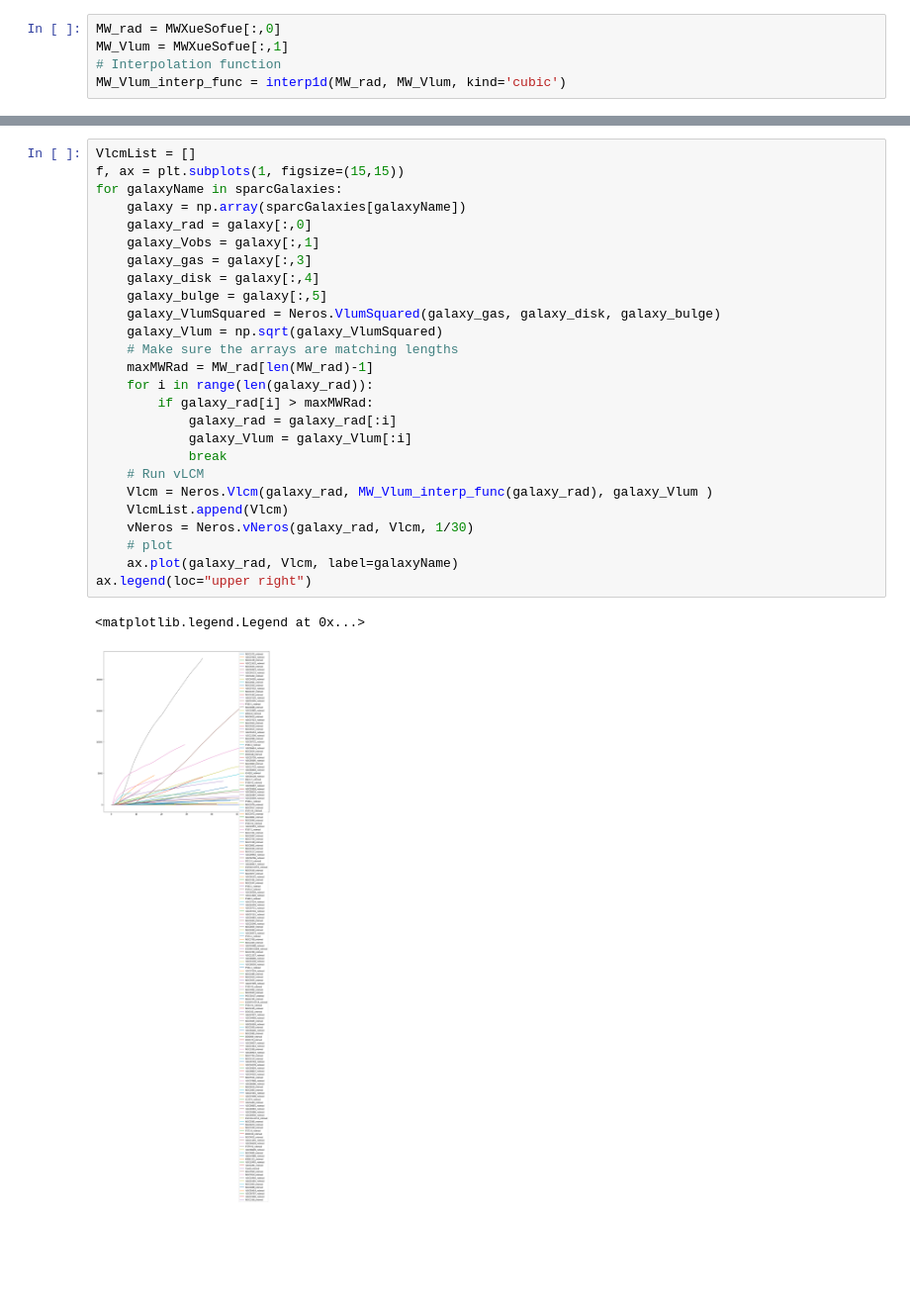
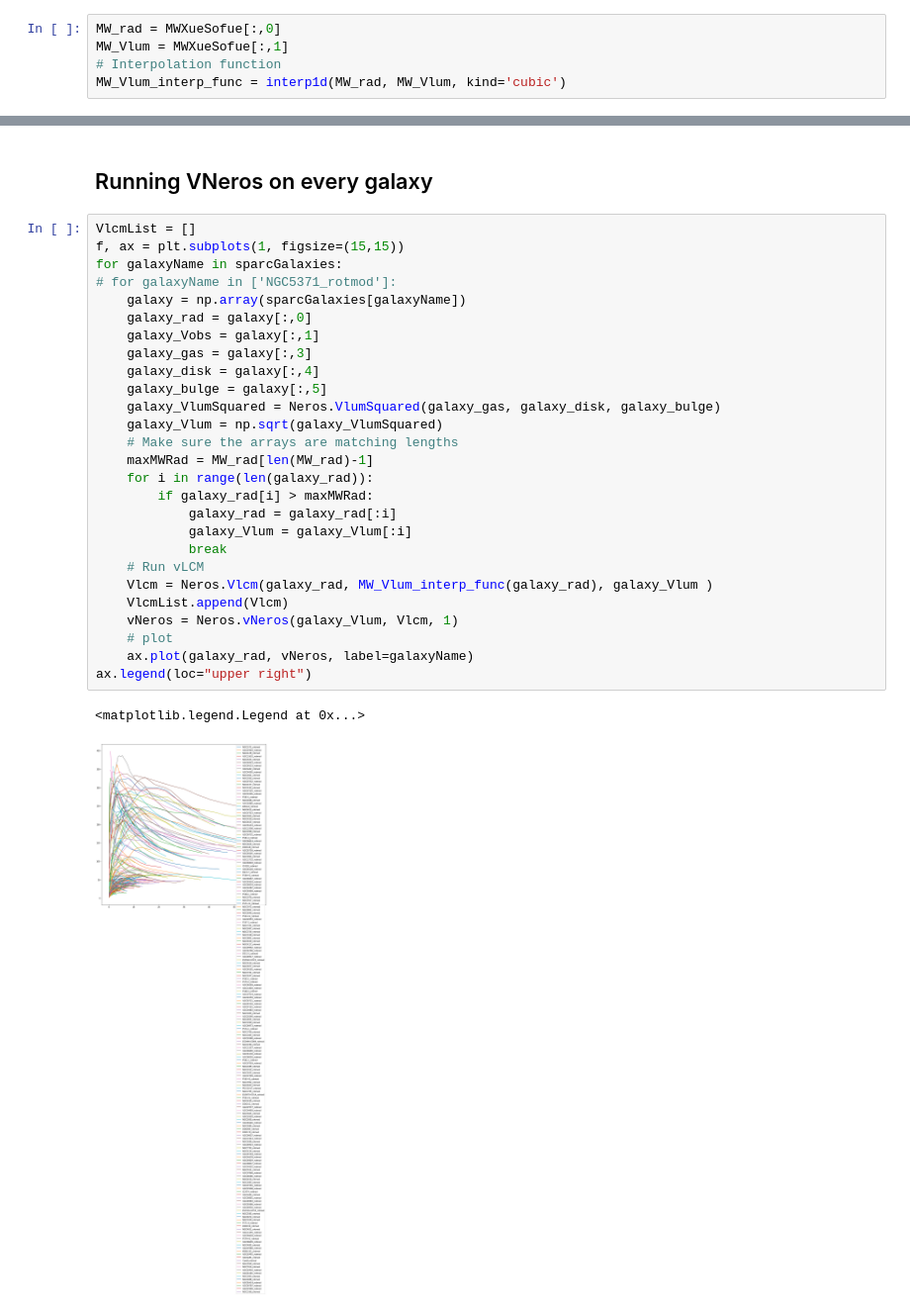
Before and after one commit to Cisneros-Galaxy/RCFM, a Jupyter notebook: Model.ipynb, the cells around one changed output, grey strips where cells are left out. Shown at 99% size. Cells and saved outputs as stored; diff of their text form; blank space fills up the shorter version.

Commit message:
fixed bug in calculating vNeros

```diff
--- a/Model.ipynb
+++ b/Model.ipynb
@@ -58,29 +56,32 @@ VNeros:
+# %% [markdown]
+## Running VNeros on every galaxy
 # %%
 VlcmList = []
 f, ax = plt.subplots(1, figsize=(15,15))
 for galaxyName in sparcGalaxies:
+# for galaxyName in ['NGC5371_rotmod']:
     galaxy = np.array(sparcGalaxies[galaxyName])
     galaxy_rad = galaxy[:,0]
     galaxy_Vobs = galaxy[:,1]
     galaxy_gas = galaxy[:,3]
     galaxy_disk = galaxy[:,4]
     galaxy_bulge = galaxy[:,5]
     galaxy_VlumSquared = Neros.VlumSquared(galaxy_gas, galaxy_disk, galaxy_bulge)
     galaxy_Vlum = np.sqrt(galaxy_VlumSquared)
     # Make sure the arrays are matching lengths
     maxMWRad = MW_rad[len(MW_rad)-1]
     for i in range(len(galaxy_rad)):
         if galaxy_rad[i] > maxMWRad:
             galaxy_rad = galaxy_rad[:i]
             galaxy_Vlum = galaxy_Vlum[:i]
             break
     # Run vLCM
     Vlcm = Neros.Vlcm(galaxy_rad, MW_Vlum_interp_func(galaxy_rad), galaxy_Vlum )
     VlcmList.append(Vlcm)
-    vNeros = Neros.vNeros(galaxy_rad, Vlcm, 1/30)
+    vNeros = Neros.vNeros(galaxy_Vlum, Vlcm, 1)
     # plot
-    ax.plot(galaxy_rad, Vlcm, label=galaxyName)
+    ax.plot(galaxy_rad, vNeros, label=galaxyName)
 ax.legend(loc="upper right")
 # %% [output]
 <matplotlib.legend.Legend at 0x...>
-[figure, old version]
+[figure, new version]
```
Also changed, not shown: parts of 2 cells of this notebook.
